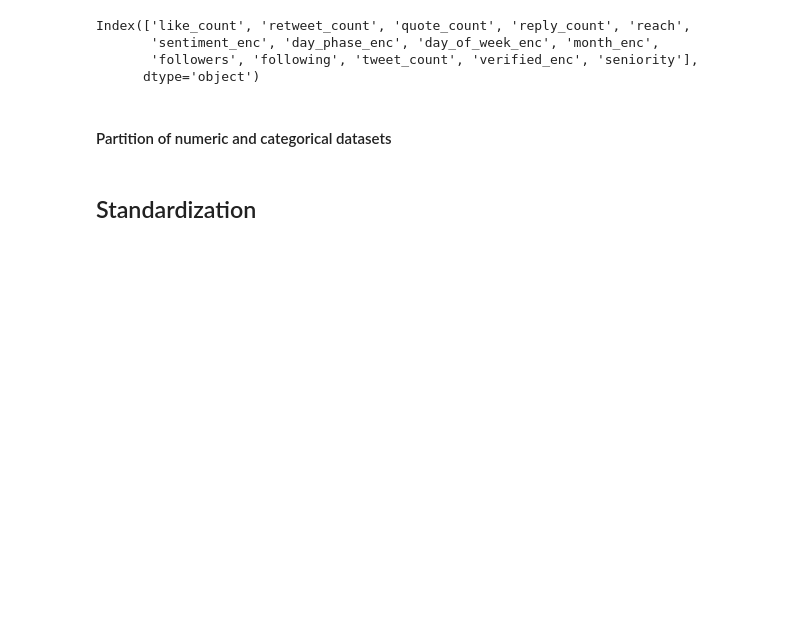
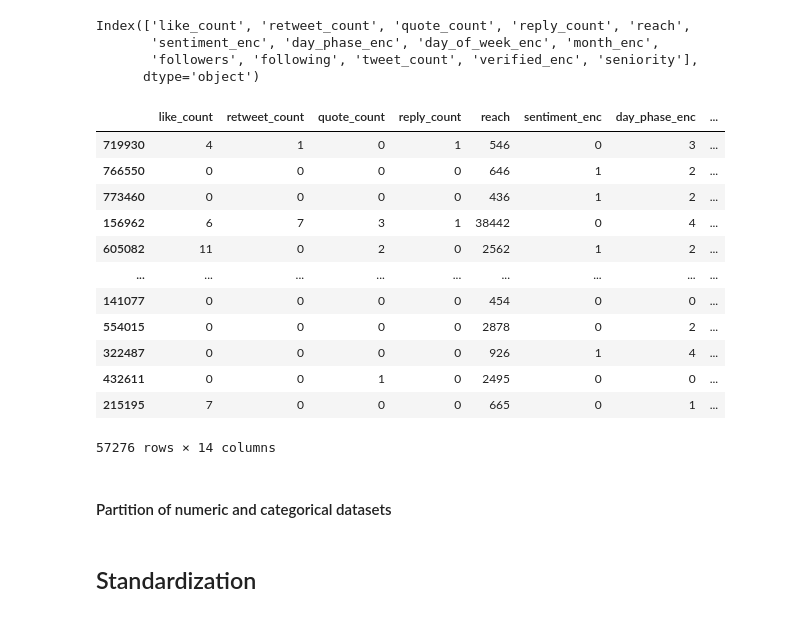
Before and after one commit to MiguelDordio/InformationFlow, a Jupyter notebook: Twitter/analysis/feature_selection.ipynb, the cells around one changed output. Saved outputs shown, nothing was run; the diff lists cells and outputs as text; code cells hidden in the pictures; blank space fills up the shorter version.

```diff
--- a/Twitter/analysis/ml_modeling.ipynb
+++ b/Twitter/analysis/feature_selection.ipynb
@@ -100,7 +108,22 @@ Index(['like_count', 'retweet_count', 'quote_count', 'reply_count', 'reach',
       dtype='object')
 # %%
 targets = df_2020_topics['popularity']
-X_train, X_validation, y_train, y_validation = train_test_split(inputs, targets, test_size=validation_size, random_state=seed, shuffle=False)
+X_train, X_validation, y_train, y_validation = train_test_split(inputs, targets, test_size=validation_size, random_state=seed, stratify=inputs['month_enc'])
+X_train
+# %% [output]
+|  | like_count | retweet_count | quote_count | reply_count | reach | sentiment_enc | day_phase_enc | ... |
+| 719930 | 4 | 1 | 0 | 1 | 546 | 0 | 3 | ... |
+| 766550 | 0 | 0 | 0 | 0 | 646 | 1 | 2 | ... |
+| 773460 | 0 | 0 | 0 | 0 | 436 | 1 | 2 | ... |
+| 156962 | 6 | 7 | 3 | 1 | 38442 | 0 | 4 | ... |
+| 605082 | 11 | 0 | 2 | 0 | 2562 | 1 | 2 | ... |
+| ... | ... | ... | ... | ... | ... | ... | ... | ... |
+| 141077 | 0 | 0 | 0 | 0 | 454 | 0 | 0 | ... |
+| 554015 | 0 | 0 | 0 | 0 | 2878 | 0 | 2 | ... |
+| 322487 | 0 | 0 | 0 | 0 | 926 | 1 | 4 | ... |
+| 432611 | 0 | 0 | 1 | 0 | 2495 | 0 | 0 | ... |
+| 215195 | 7 | 0 | 0 | 0 | 665 | 0 | 1 | ... |
+57276 rows × 14 columns
 # %% [markdown]
 #### Partition of numeric and categorical datasets
 # %%
```
Also changed, not shown: parts of 15 cells of this notebook, 1 other file.
